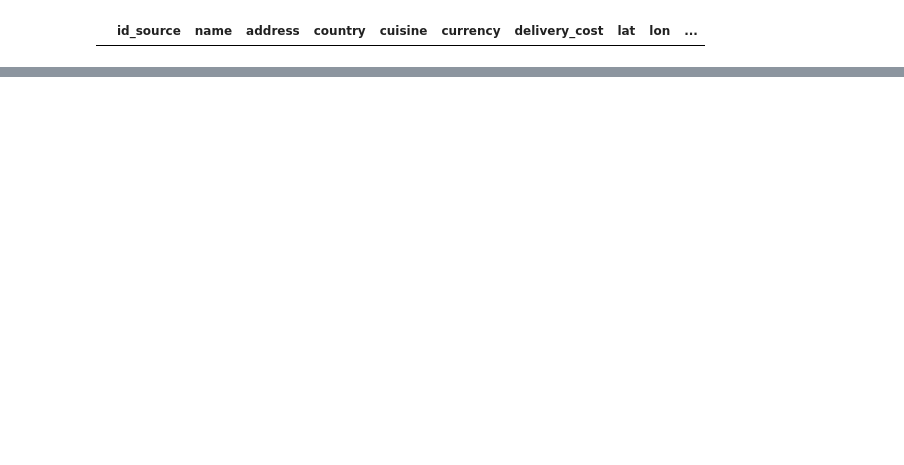
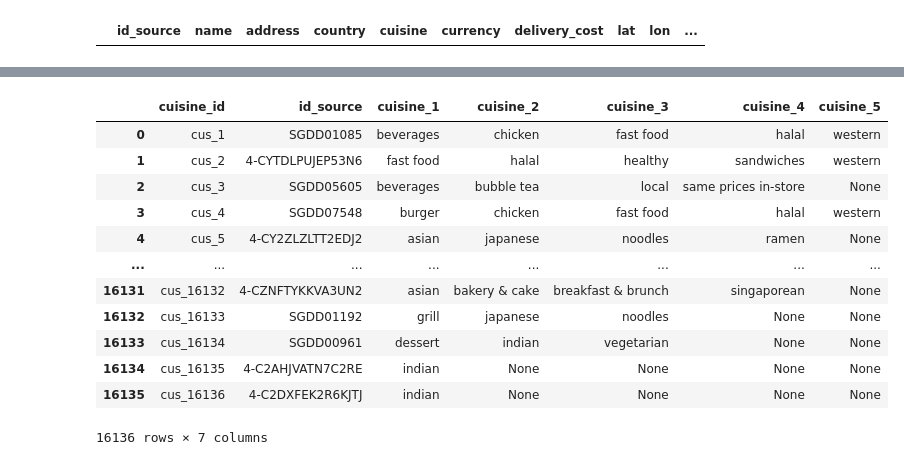
Before and after one commit to leehegithub/grab_restuarant_analysis, a Jupyter notebook: reading_csv.ipynb, the cells around one changed output, grey strips where cells are left out. Saved outputs shown, nothing was run; the diff lists cells and outputs as text; code cells hidden in the pictures; blank space fills up the shorter version.

```diff
--- a/reading_csv.ipynb
+++ b/reading_csv.ipynb
@@ -319,0 +320,9 @@ cuisine_df.head()
+# %%
+#check commonlity
+
+# Specify selected columns
+selected_columns = ['cuisine_1', 'cuisine_2', 'cuisine_3', 'cuisine_4', 'cuisine_5']
+# Apply value_counts function to each column and calculate commonality
+commonality = cuisine_df[selected_columns].apply(pd.Series.value_counts, axis=1).fillna(0).sum().astype(int)
+
+print(commonality)
@@ -319,0 +342,48 @@ cuisine_df.head()
+# %%
+# further cleaning to change 2 michelin star to 1 michelin star
+
+# Find rows where any of the selected columns contain '2 michelin stars'
+rows_to_replace = cuisine_df[selected_columns].apply(lambda x: x.str.contains('2 michelin stars')).any(axis=1)
+# Replace '2 michelin stars' with 'michelin star'
+cuisine_df.loc[rows_to_replace, selected_columns] = cuisine_df[selected_columns].replace('2 michelin stars', '1 michelin star')
+
+# further cleaning to change 1 michelin star to michelin star
+rows_to_replace = cuisine_df[selected_columns].apply(lambda x: x.str.contains('1 michelin star')).any(axis=1)
+# Replace '2 michelin stars' with 'michelin star'
+cuisine_df.loc[rows_to_replace, selected_columns] = cuisine_df[selected_columns].replace('1 michelin star', 'michelin star')
+
+# further cleaning to change michelin guide to michelin star
+rows_to_replace = cuisine_df[selected_columns].apply(lambda x: x.str.contains('michelin guide')).any(axis=1)
+# Replace '2 michelin stars' with 'michelin star'
+cuisine_df.loc[rows_to_replace, selected_columns] = cuisine_df[selected_columns].replace('michelin guide', 'michelin star')
+
+#further cleanin alcoholic beverages to just alcohol
+rows_to_replace = cuisine_df[selected_columns].apply(lambda x: x.str.contains('alcoholic beverages')).any(axis=1)
+# Replace 'alcoholic beverages' with 'alcohol'
+cuisine_df.loc[rows_to_replace, selected_columns] = cuisine_df[selected_columns].replace('alcoholic beverages', 'alcohol')
+
+#to group and count each unique value of cuisine column
+# Apply value_counts function to each column and calculate commonality
+commonality = cuisine_df[selected_columns].apply(pd.Series.value_counts, axis=1).fillna(0).sum().astype(int)
+
+# Sort commonality counts from biggest to smallest
+commonality_sort_values = commonality.sort_values(ascending=False)
+
+# Sort commonality counts alphabetically
+commonality_sort_alpha = commonality.sort_index()
+# %%
+cuisine_df
+# %% [output]
+|  | cuisine_id | id_source | cuisine_1 | cuisine_2 | cuisine_3 | cuisine_4 | cuisine_5 |
+| 0 | cus_1 | SGDD01085 | beverages | chicken | fast food | halal | western |
+| 1 | cus_2 | 4-CYTDLPUJEP53N6 | fast food | halal | healthy | sandwiches | western |
+| 2 | cus_3 | SGDD05605 | beverages | bubble tea | local | same prices in-store | None |
+| 3 | cus_4 | SGDD07548 | burger | chicken | fast food | halal | western |
+| 4 | cus_5 | 4-CY2ZLZLTT2EDJ2 | asian | japanese | noodles | ramen | None |
+| ... | ... | ... | ... | ... | ... | ... | ... |
+| 16131 | cus_16132 | 4-CZNFTYKKVA3UN2 | asian | bakery & cake | breakfast & brunch | singaporean | None |
+| 16132 | cus_16133 | SGDD01192 | grill | japanese | noodles | None | None |
+| 16133 | cus_16134 | SGDD00961 | dessert | indian | vegetarian | None | None |
+| 16134 | cus_16135 | 4-C2AHJVATN7C2RE | indian | None | None | None | None |
+| 16135 | cus_16136 | 4-C2DXFEK2R6KJTJ | indian | None | None | None | None |
+16136 rows × 7 columns
```
Also changed, not shown: parts of 25 cells of this notebook.
